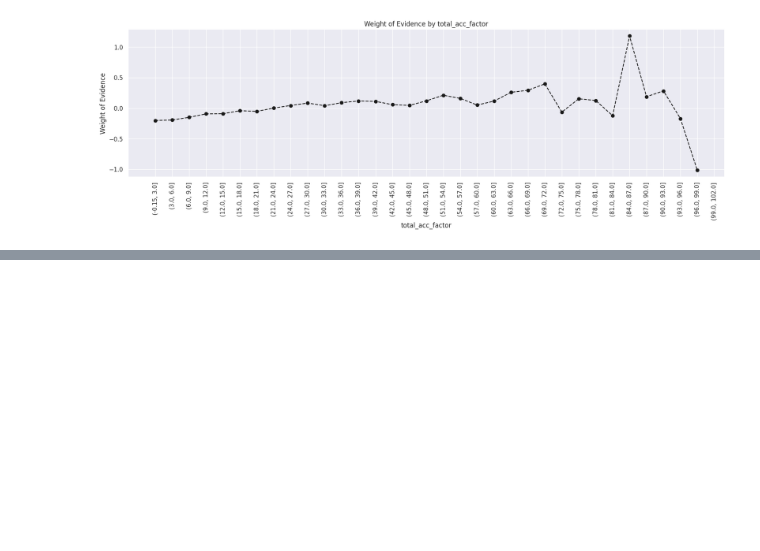
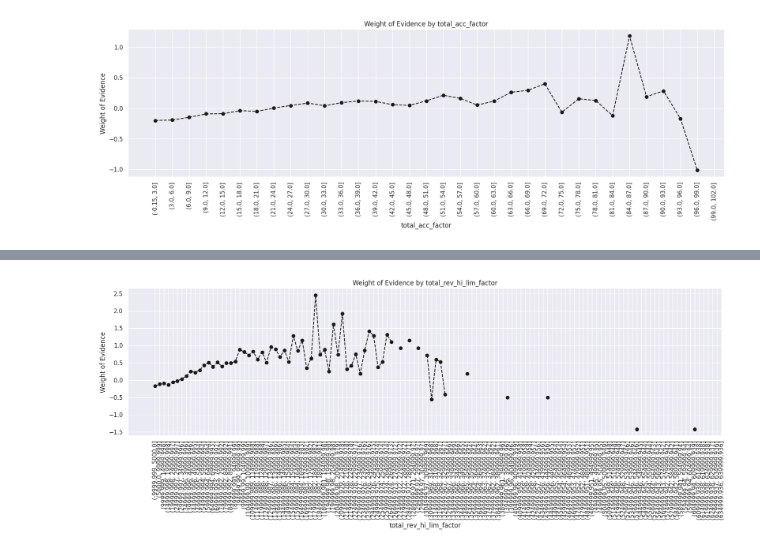
Before and after one commit to andre-cav/Credit-Risk-with-Python, a Jupyter notebook: Credit_Risk_ModellingData.ipynb, the cells around one changed output, grey strips where cells are left out. Drawn from its saved outputs; the diff is of its cells as text; code cells hidden in the pictures; blank space fills up the shorter version.

```diff
--- a/Credit_Risk_ModellingData.ipynb
+++ b/Credit_Risk_ModellingData.ipynb
@@ -1318,0 +1350,3 @@ df_inputs['total_acc:>=52'] = np.where((df_inputs['total_acc'] >= 52), 1, 0)
+# %%
+df_inputs['acc_now_delinq:0'] = np.where((df_inputs['acc_now_delinq'] == 0), 1, 0)
+df_inputs['acc_now_delinq:>=1'] = np.where((df_inputs['acc_now_delinq'] >= 1), 1, 0)
@@ -1318,0 +1369,5 @@ df_inputs['total_acc:>=52'] = np.where((df_inputs['total_acc'] >= 52), 1, 0)
+# %%
+#Too much unique results, need to cut
+df_inputs['total_rev_hi_lim_factor'] = pd.cut( df_inputs['total_rev_hi_lim'], 2000 )
+df_temp = woe_continuous(df_inputs, 'total_rev_hi_lim_factor', df_targets)
+df_temp
@@ -1318,0 +1388,4 @@ df_inputs['total_acc:>=52'] = np.where((df_inputs['total_acc'] >= 52), 1, 0)
+# %%
+plot_by_woe(df_temp,90)
+# %% [output]
+[figure, added]
```
Also changed, not shown: parts of 20 cells of this notebook.
